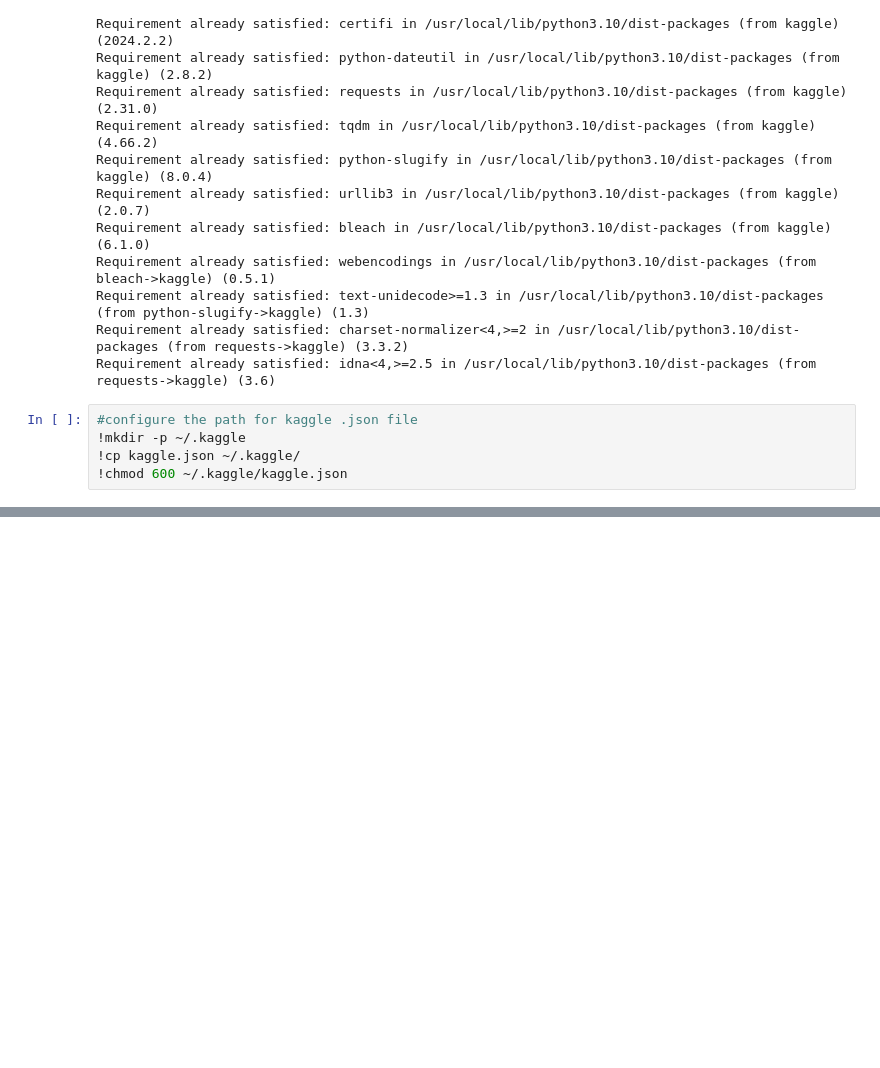
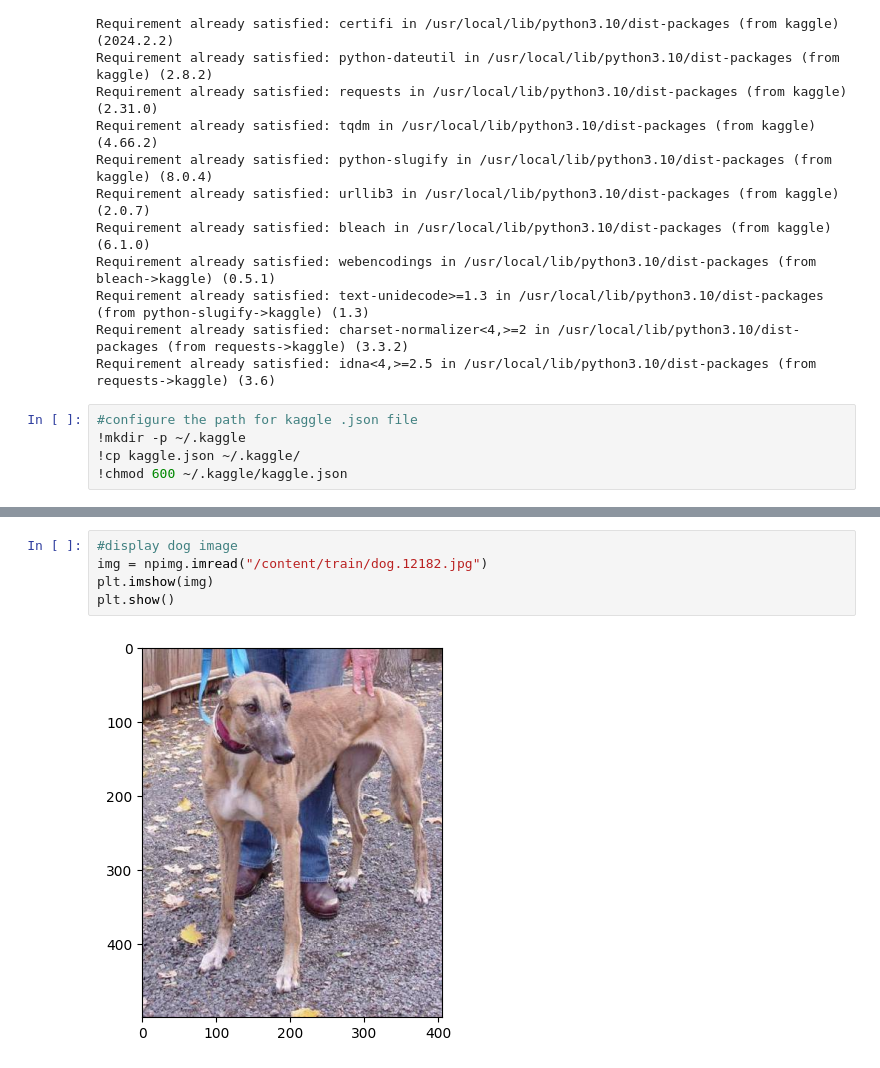
Before and after one commit to Dei-gratia/Machine-Learning-Projects, a Jupyter notebook: ML course with Python/Dog_Cat__Classification_With_Tranfer_Learning.ipynb, the cells around one changed output, grey strips where cells are left out. Cells and saved outputs as stored; diff of their text form; blank space fills up the shorter version.

```diff
--- a/ML course with Python/Dog_Cat__Classification_With_Tranfer_Learning.ipynb
+++ b/ML course with Python/Dog_Cat__Classification_With_Tranfer_Learning.ipynb
@@ -29,0 +76,7 @@ Requirement already satisfied: idna<4,>=2.5 in /usr/local/lib/python3.10/dist-pa
+# %%
+#display dog image
+img = npimg.imread("/content/train/dog.12182.jpg")
+plt.imshow(img)
+plt.show()
+# %% [output]
+[figure, added]
```
Also changed, not shown: parts of 12 cells of this notebook.
